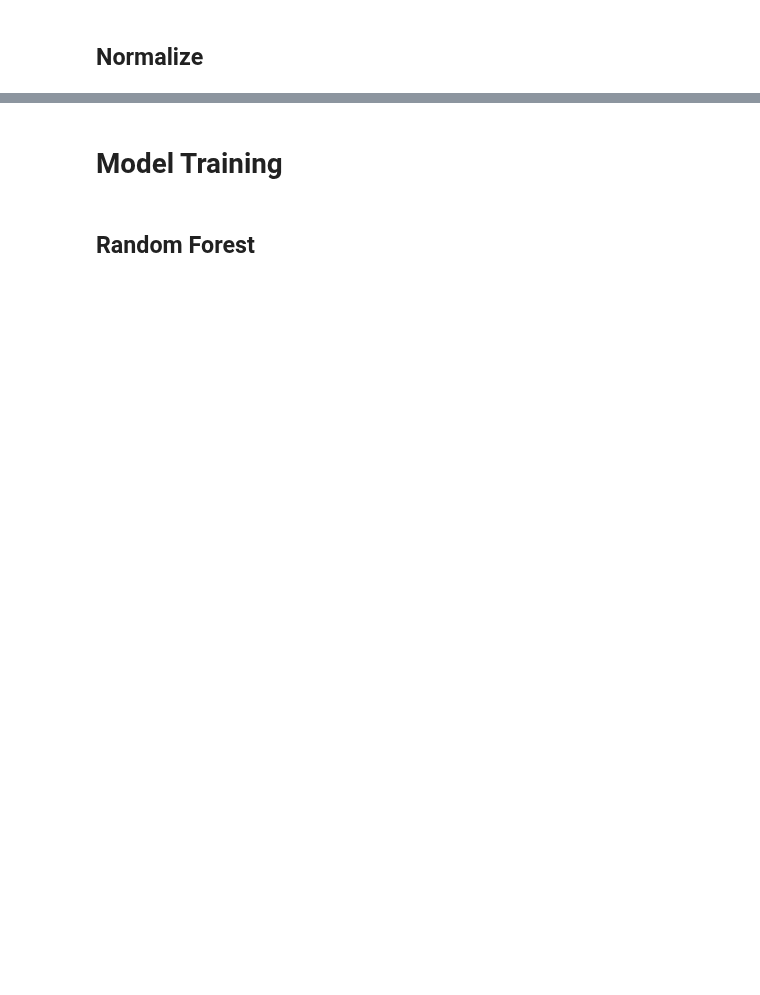
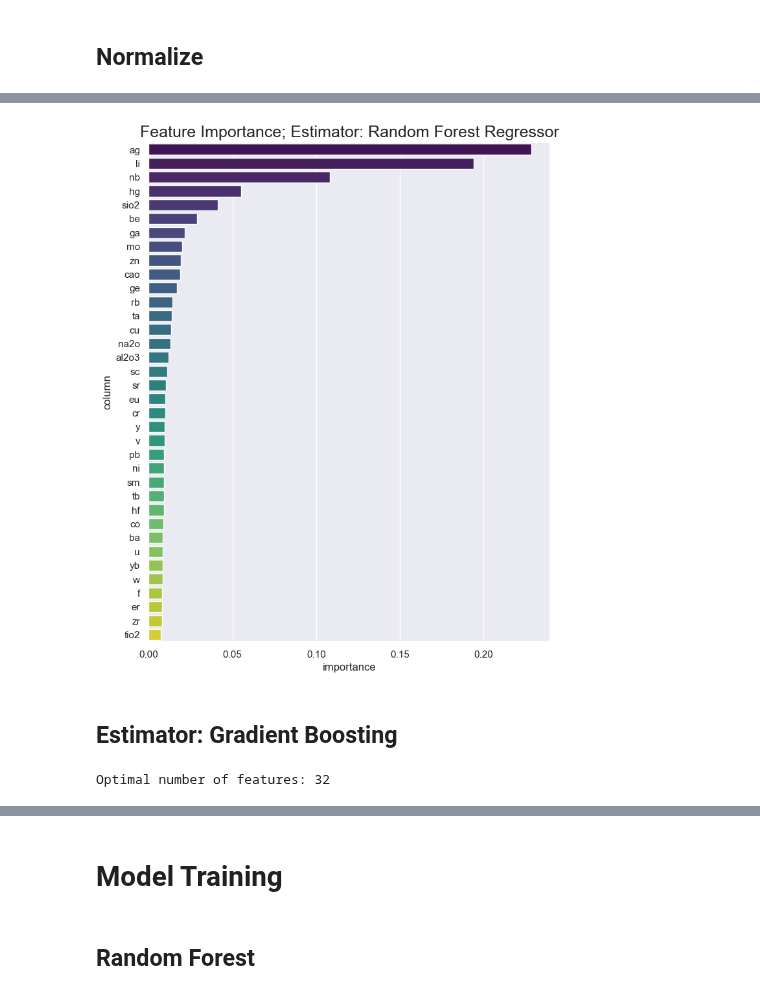
Before and after one commit to Ashish-Sasna/CMT-GSC-AI, a Jupyter notebook: Kodangal-Concentration prediction.ipynb, the cells around one changed output, grey strips where cells are left out. Cells and saved outputs as stored; diff of their text form; code cells hidden in the pictures; blank space fills up the shorter version.

```diff
--- a/Kodangal-Concentration prediction.ipynb
+++ b/Kodangal-Concentration prediction.ipynb
@@ -365,0 +431,4 @@ pca_X_train_df.head()
+# %%
+feature_importance(rfecv_rf, X_rf, 'Feature Importance; Estimator: Random Forest Regressor')
+# %% [output]
+[figure, added]
@@ -365,0 +437,2 @@ pca_X_train_df.head()
+# %% [markdown]
+## Estimator: Gradient Boosting
@@ -365,0 +442,4 @@ pca_X_train_df.head()
+# %%
+print('Optimal number of features: {}'.format(rfecv_bgr.n_features_))
+# %% [output]
+Optimal number of features: 32
```
Also changed, not shown: parts of 74 cells of this notebook.
